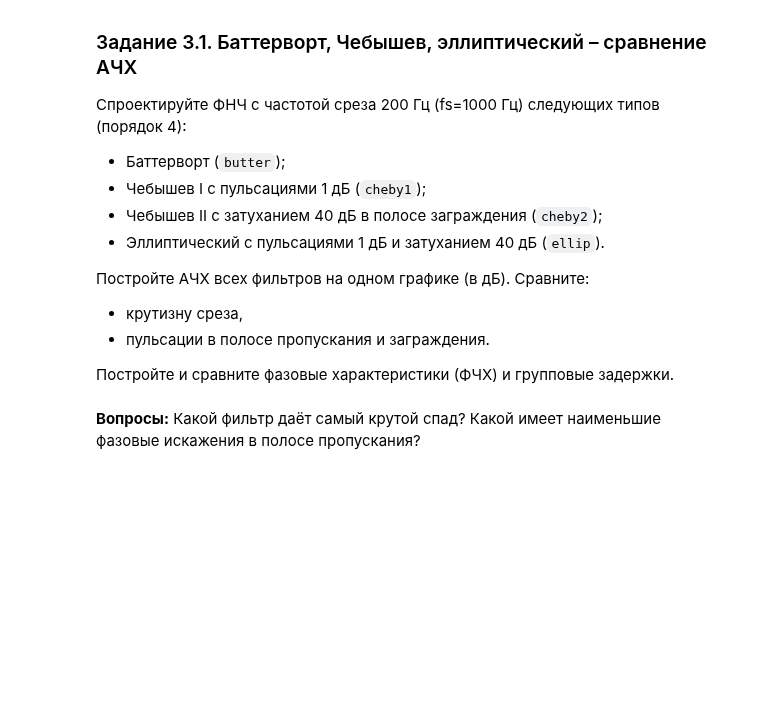
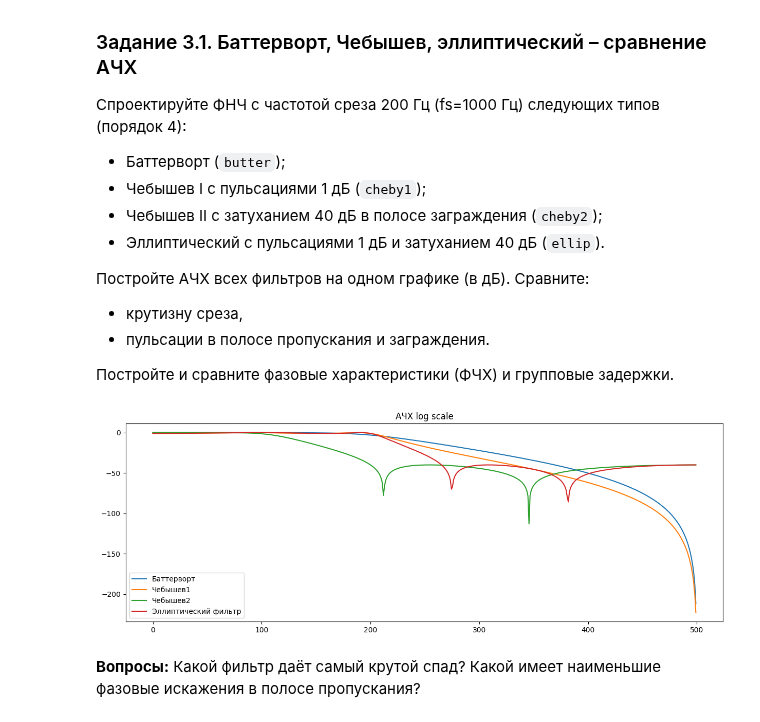
Before and after one commit to Korobokkk/YADRO-2026_dsp-seminars, a Jupyter notebook: seminars/6.ipynb, the cells around one changed output. Saved outputs shown, nothing was run; the diff lists cells and outputs as text; code cells hidden in the pictures; blank space fills up the shorter version.

```diff
--- a/seminars/6.ipynb
+++ b/seminars/6.ipynb
@@ -235,3 +324,35 @@ plt.show()
+# %%
+Wn = 200
+N= 4
+rp = 1
+rs = 40
+
+
+butterwort = scipy.signal.butter(N, Wn, btype ='low', output='ba', fs=1000)
+cheb_type_1 = scipy.signal.cheby1(N, rp, Wn, btype='low', output='ba', fs=1000)
+cheb_type_2 = scipy.signal.cheby2(N, rs, Wn, btype='low', output='ba', fs=1000)
+ell = scipy.signal.ellip(N, rp, rs, Wn, btype='low', output='ba', fs=1000)
+
+w1, H1 = scipy.signal.freqz(*butterwort, worN=512, fs=1000)
+w2, H2 = scipy.signal.freqz(*cheb_type_1, worN=512, fs=1000)
+w3, H3 = scipy.signal.freqz(*cheb_type_2, worN=512, fs=1000)
+w4, H4 = scipy.signal.freqz(*ell, worN=512, fs=1000)
+
+mag_db1 = 20 * np.log10(np.abs(H1) + 1e-12)
+mag_db2 = 20 * np.log10(np.abs(H2) + 1e-12)
+mag_db3 = 20 * np.log10(np.abs(H3) + 1e-12)
+mag_db4 = 20 * np.log10(np.abs(H4) + 1e-12)
+
+plt.figure(figsize=(15, 5))
+plt.title(f'АЧХ log scale')
+plt.plot(w1, mag_db1, label = 'Баттерворт')
+plt.plot(w2, mag_db2, label = 'Чебышев1')
+plt.plot(w3, mag_db3, label = 'Чебышев2')
+plt.plot(w4, mag_db4, label = 'Эллиптический фильтр')
+plt.legend()
+plt.show()
+# %% [output]
+[figure, added]
 # %% [markdown]
 **Вопросы:** Какой фильтр даёт самый крутой спад? Какой имеет наименьшие фазовые искажения в полосе пропускания?
 # %% [markdown]
```
Also changed, not shown: parts of 7 cells of this notebook.
